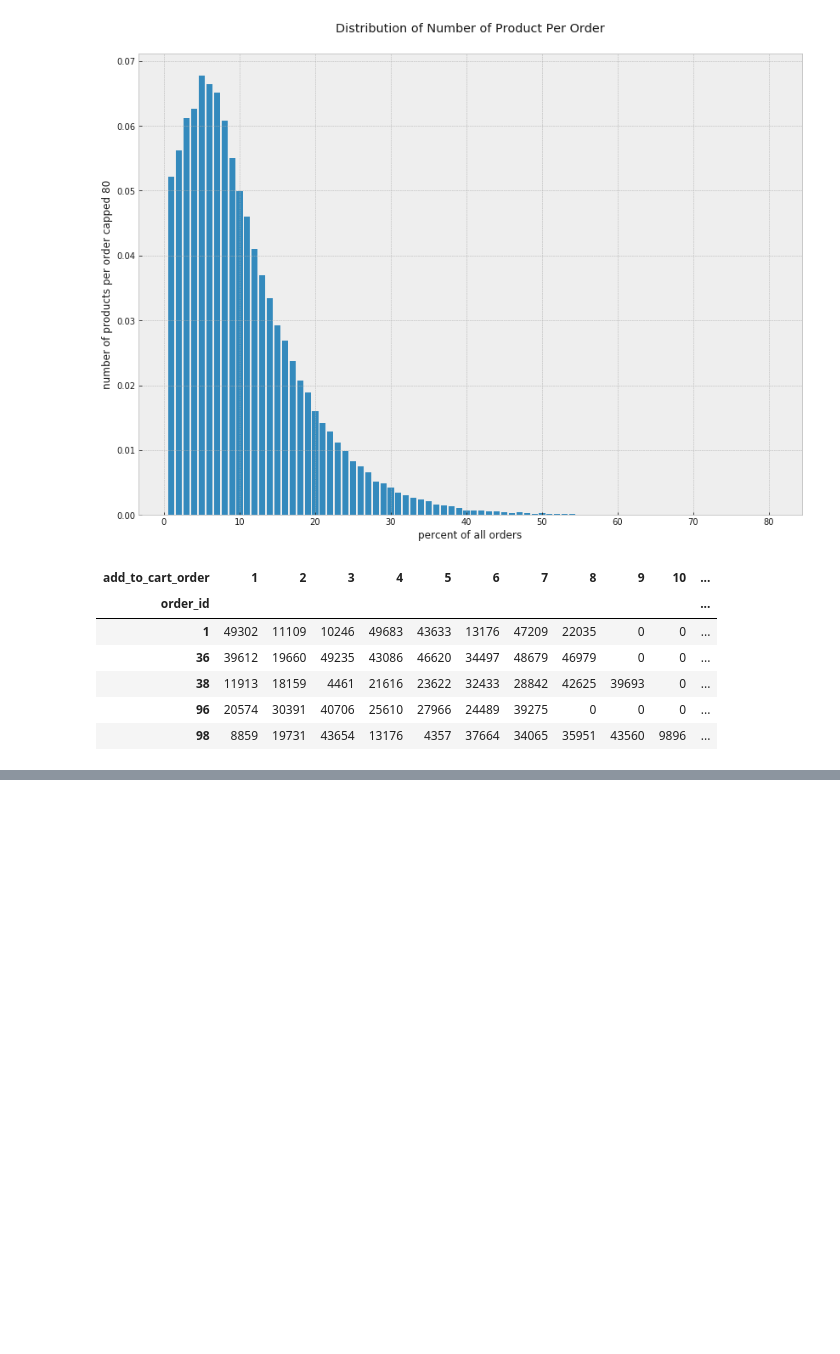
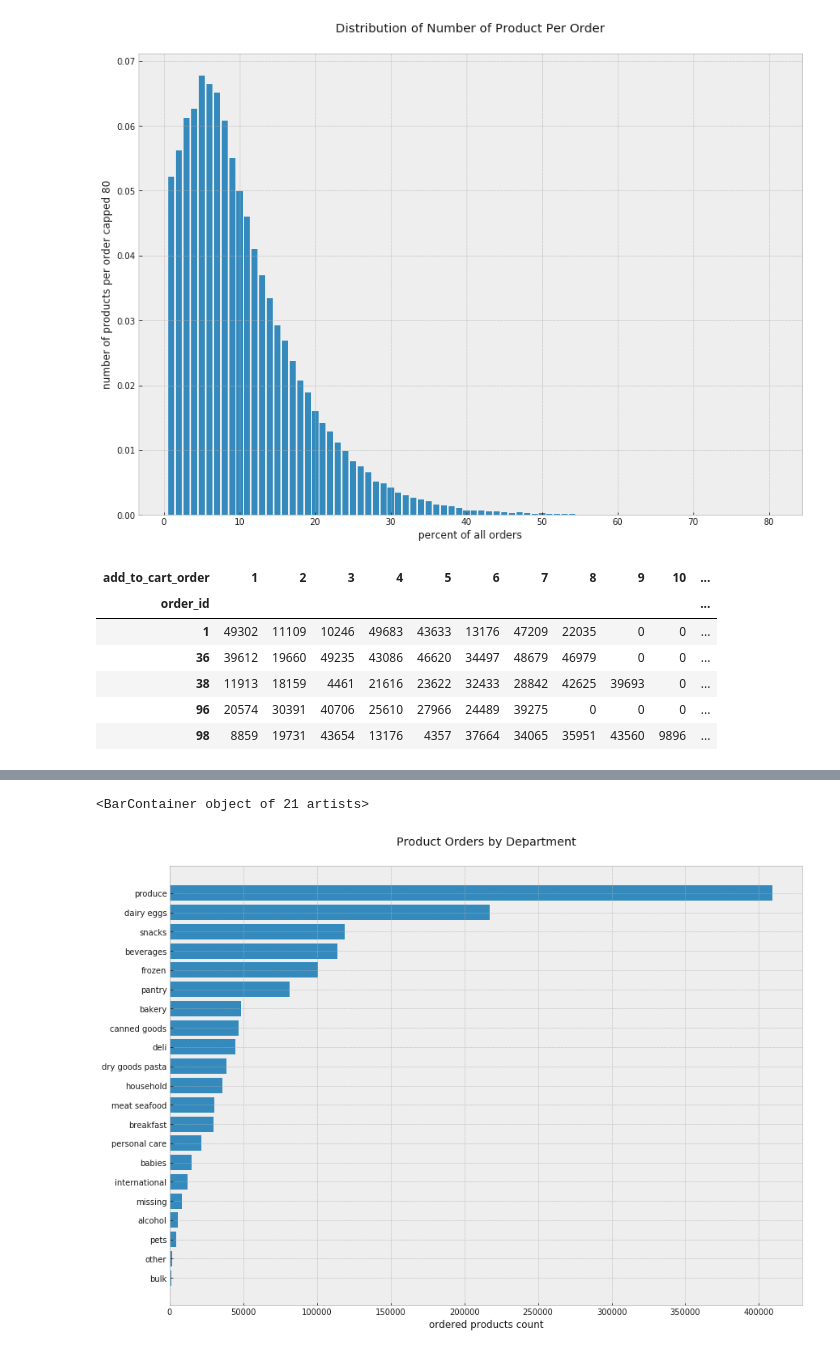
Before and after one commit to rossrco/analyses, a Jupyter notebook: instacart/instacart.ipynb, the cells around one changed output, grey strips where cells are left out. Drawn from its saved outputs; the diff is of its cells as text; code cells hidden in the pictures; blank space fills up the shorter version.

Commit message:
add most common product categories

```diff
--- a/instacart/instacart.ipynb
+++ b/instacart/instacart.ipynb
@@ -87,0 +97,21 @@ order_products_train_pivot.head()
+# %%
+products_by_department = order_products_train.\
+merge(right = products,
+      how = 'left',
+      left_on = 'product_id',
+      right_on = 'product_id').\
+merge(right = departments,
+      how = 'left',
+      left_on = 'department_id',
+      right_on = 'department_id').\
+merge(right = aisles,
+      how = 'left',
+      left_on = 'aisle_id',
+      right_on = 'aisle_id').\
+drop(['order_id',
+      'add_to_cart_order',
+      'reordered',
+      'aisle_id',
+      'department_id',
+      'aisle_id'],
+     axis = 1)
@@ -87,0 +127,8 @@ order_products_train_pivot.head()
+# %%
+to_plot = products_by_department.department.value_counts(ascending = True)
+plt.title('Product Orders by Department')
+plt.xlabel('ordered products count')
+plt.barh(to_plot.index, to_plot)
+# %% [output]
+<BarContainer object of 21 artists>
+[figure, added]
```
Also changed, not shown: parts of 3 cells of this notebook.
